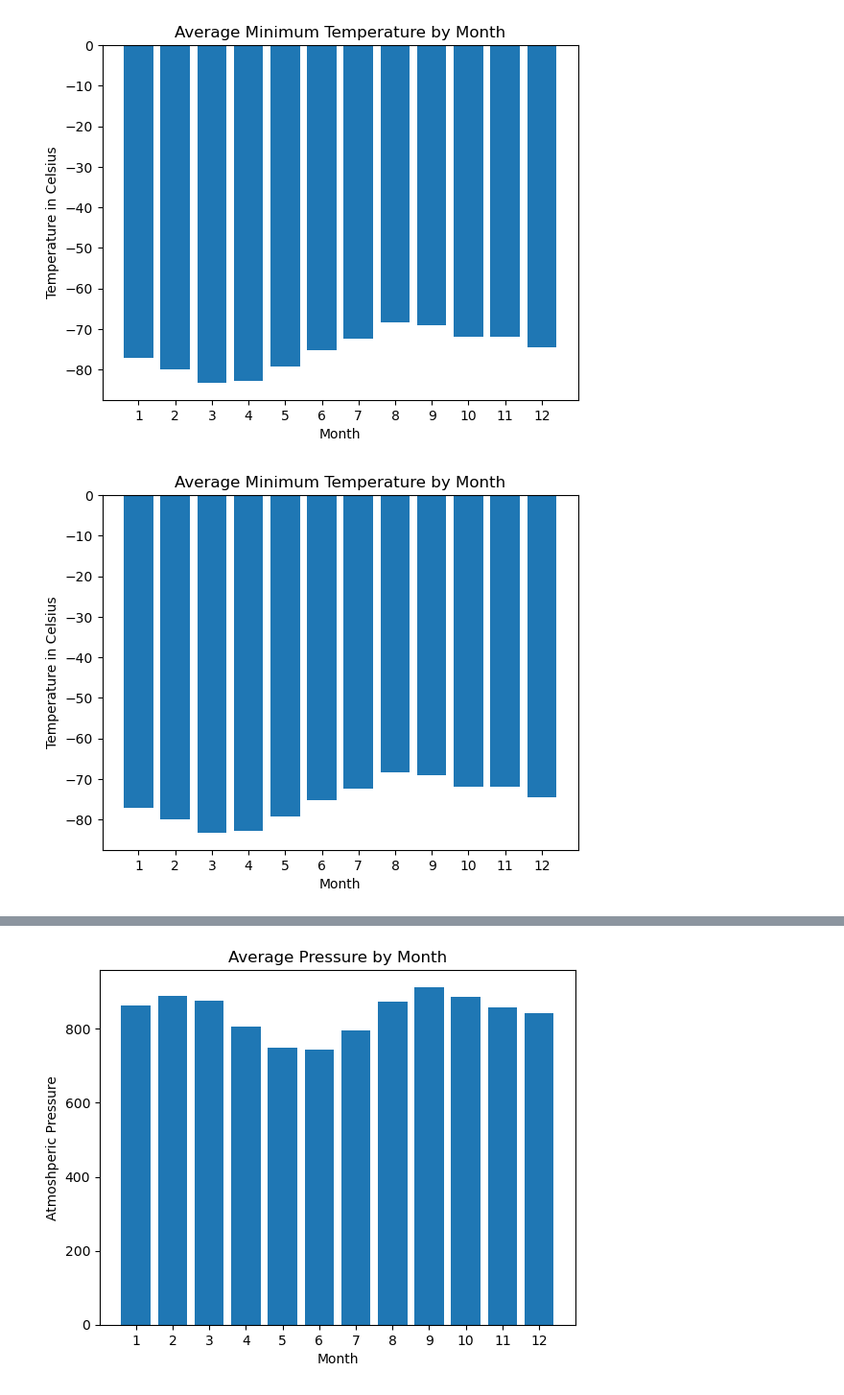
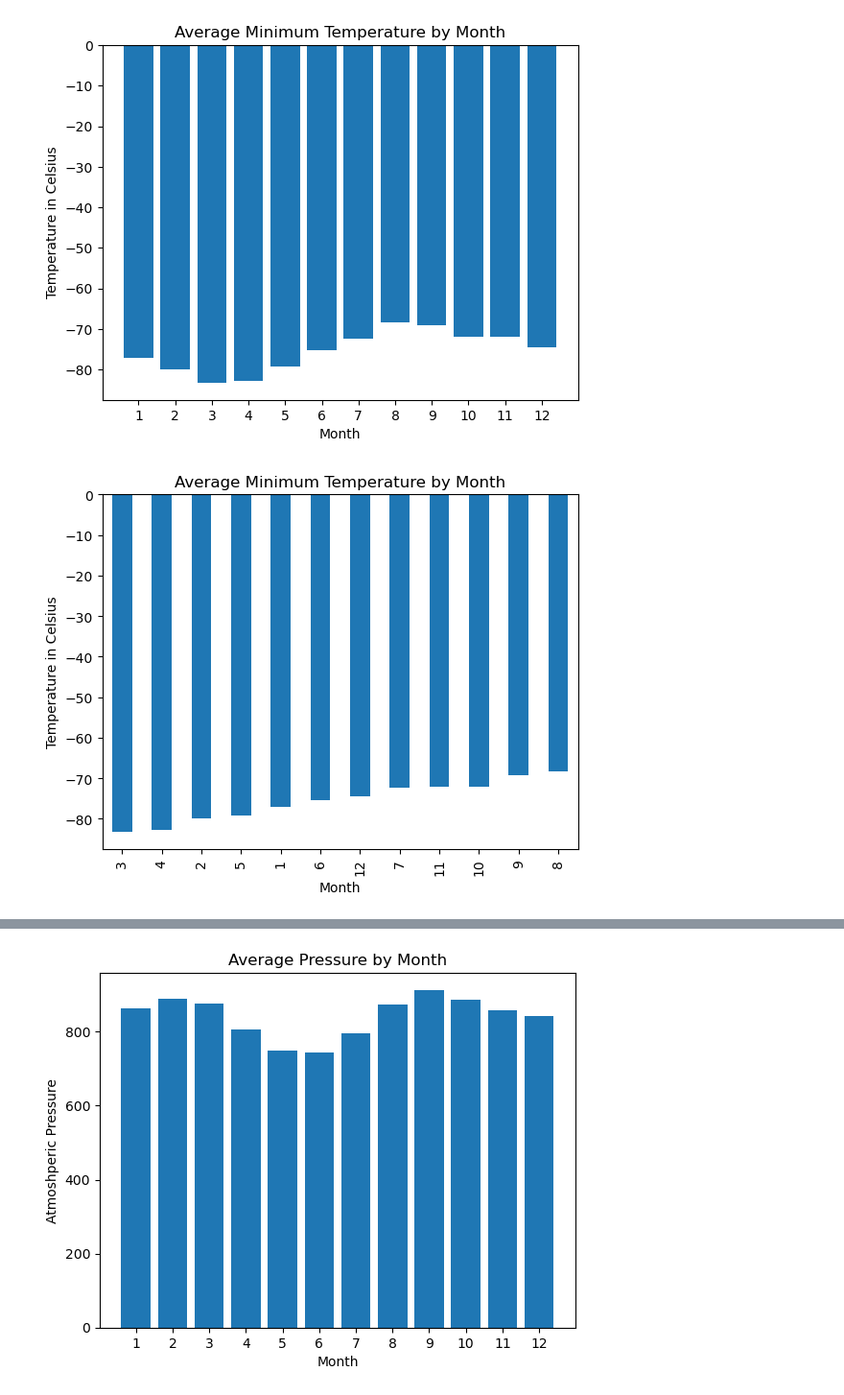
Before and after one commit to katmr27/data_collecting, a Jupyter notebook: KR_part_2_mars_weather.ipynb, the cells around one changed output, grey strips where cells are left out. Shown: that part at 96% size. Cells and saved outputs as stored; diff of their text form; code cells hidden in the pictures.

```diff
--- a/KR_part_2_mars_weather.ipynb
+++ b/KR_part_2_mars_weather.ipynb
@@ -205,16 +205,14 @@ plt.show()
 # %%
 # Identify the coldest and hottest months in Curiosity's location by sorting the previous graph
 
-temp_month_sorted= ave_month_temp.sort_values()
+ave_month_temp.sort_values().plot(kind='bar')
 
-plt.bar(temp_month_sorted.index, temp_month_sorted.values,)
 plt.title('Average Minimum Temperature by Month')
 plt.xlabel('Month')
 plt.ylabel('Temperature in Celsius')
-plt.xticks(temp_month_sorted.index)
 plt.show()
 # %% [output]
-[figure, old version]
+[figure, new version]
 # %%
 # 4. What is the average pressure by month?
 ave_month_press = df.groupby('month')['pressure'].mean()
```
Also changed, not shown: parts of 9 cells of this notebook, 1 other file.
